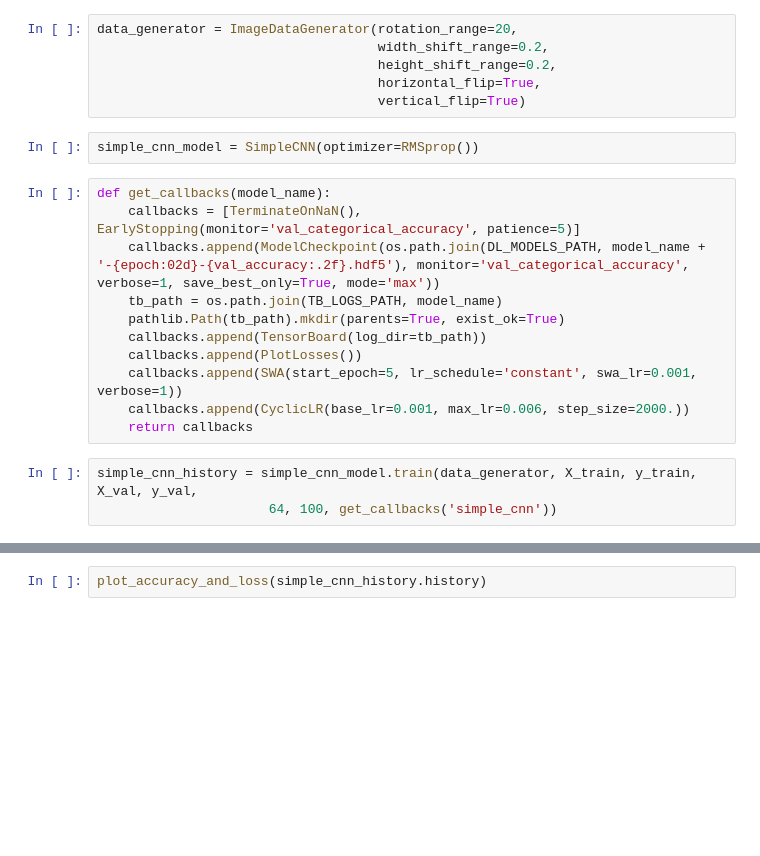
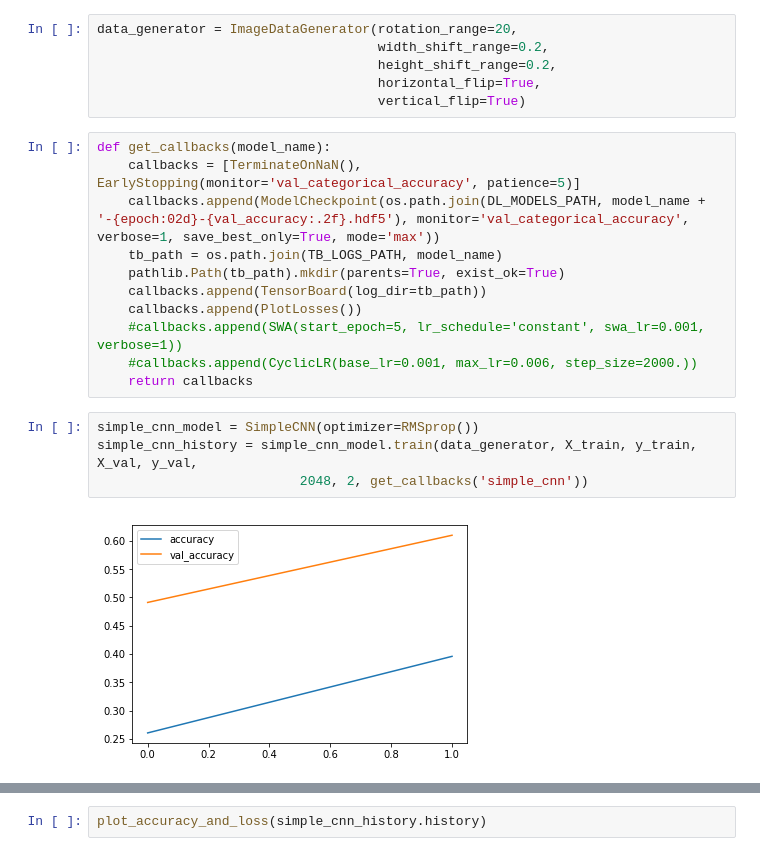
Before and after one commit to cenkcorapci/fashion_mnist, a Jupyter notebook: experiment.ipynb, the cells around one changed output, grey strips where cells are left out. Cells and saved outputs as stored; diff of their text form; blank space fills up the shorter version.

```diff
--- a/experiment.ipynb
+++ b/experiment.ipynb
@@ -26,8 +25,6 @@ data_generator = ImageDataGenerator(rotation_range=20,
                                     height_shift_range=0.2,
                                     horizontal_flip=True,
                                     vertical_flip=True)
-# %%
-simple_cnn_model = SimpleCNN(optimizer=RMSprop())
 # %%
 def get_callbacks(model_name):
     callbacks = [TerminateOnNaN(), EarlyStopping(monitor='val_categorical_accuracy', patience=5)]
@@ -36,9 +33,12 @@ def get_callbacks(model_name):
     pathlib.Path(tb_path).mkdir(parents=True, exist_ok=True)
     callbacks.append(TensorBoard(log_dir=tb_path))
     callbacks.append(PlotLosses())
-    callbacks.append(SWA(start_epoch=5, lr_schedule='constant', swa_lr=0.001, verbose=1))
-    callbacks.append(CyclicLR(base_lr=0.001, max_lr=0.006, step_size=2000.))
+    #callbacks.append(SWA(start_epoch=5, lr_schedule='constant', swa_lr=0.001, verbose=1))
+    #callbacks.append(CyclicLR(base_lr=0.001, max_lr=0.006, step_size=2000.))
     return callbacks
 # %%
+simple_cnn_model = SimpleCNN(optimizer=RMSprop())
 simple_cnn_history = simple_cnn_model.train(data_generator, X_train, y_train, X_val, y_val,
-                      64, 100, get_callbacks('simple_cnn'))
+                          2048, 2, get_callbacks('simple_cnn'))
+# %% [output]
+[figure, added]
```
Also changed, not shown: parts of 7 cells of this notebook, 4 other files.
